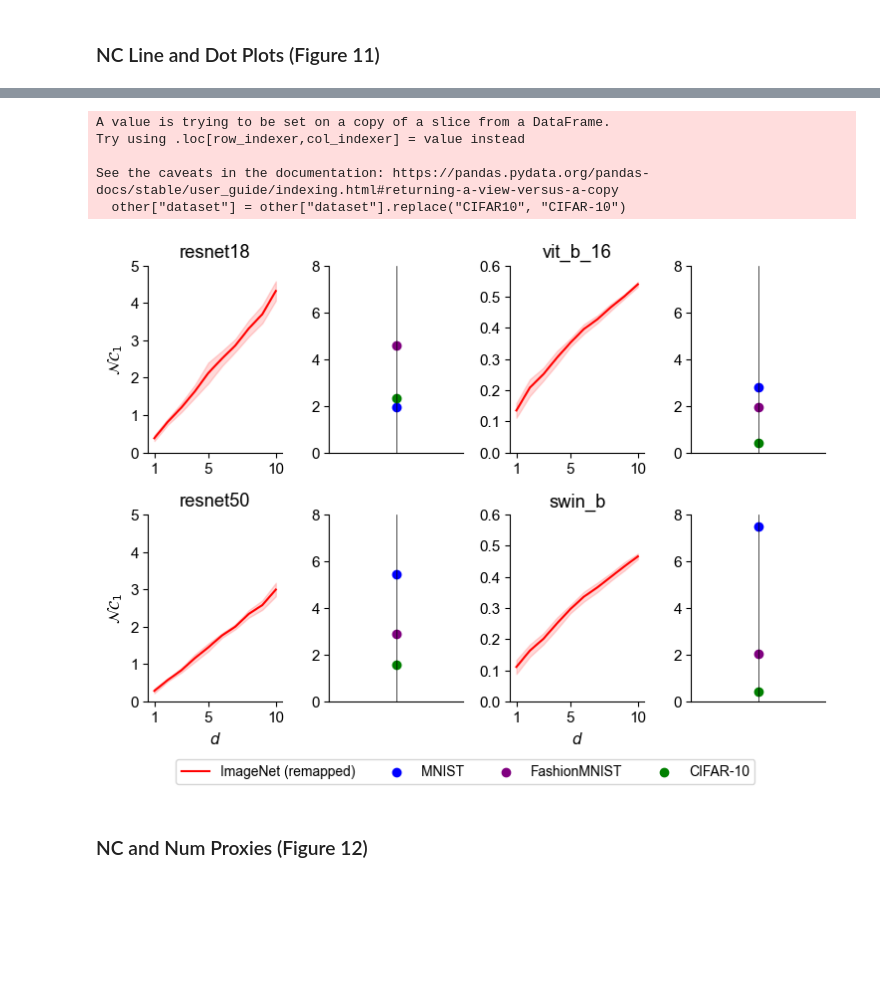
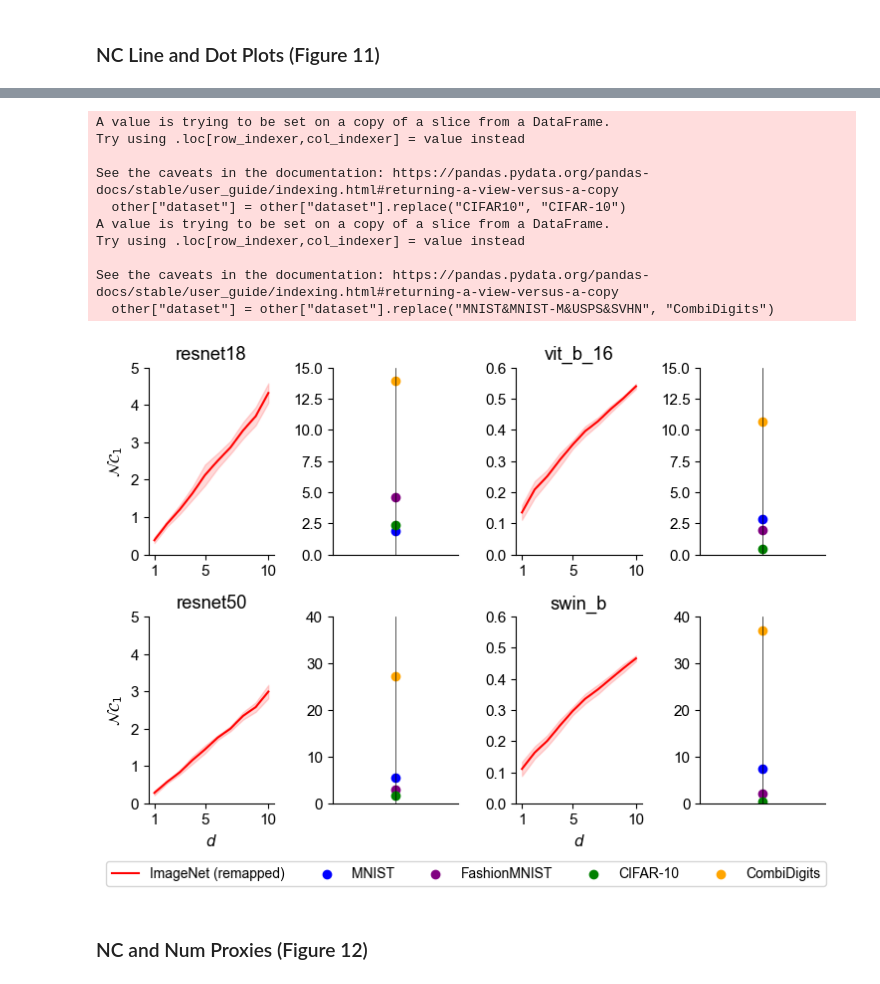
Before and after one commit to DATEXIS/IMPRINT, a Jupyter notebook: analysis/analysis.ipynb, the cells around one changed output, grey strips where cells are left out. Saved outputs shown, nothing was run; the diff lists cells and outputs as text; code cells hidden in the pictures; blank space fills up the shorter version.

```diff
--- a/analysis/analysis.ipynb
+++ b/analysis/analysis.ipynb
@@ -1115,6 +1122,8 @@ df_focus["lower_ci"] = df_focus["mean_task_acc"] - 1.96 * (df_focus["std"] / np.
 df_focus["upper_ci"] = df_focus["mean_task_acc"] + 1.96 * (df_focus["std"] / np.sqrt(df_focus["count"]))
 
 backbones   = df_focus["backbone_name"].unique()
+# Apply a custom sorting (note not all might be present): resnet18, resnet50, vit_b_16, swin_b
+backbones = sorted(backbones, key=lambda x: (x != "resnet18", x != "resnet50", x != "vit_b_16", x != "swin_b"))
 datasets    = df_focus["dataset_name"].unique()
 # Sort like MNIST, FashionMNIST, CIFAR10 (if existing)
 datasets = sorted(datasets, key=lambda x: (x != "MNIST", x != "FashionMNIST", x != "CIFAR10"))
@@ -1135,7 +1144,7 @@ fig_height   = text_width_inches * aspect_ratio
 fig, axes = plt.subplots(
     nrows=nrows,
     ncols=ncols,
-	figsize=(1.4*text_width_inches, 1.4*fig_height),
+	figsize=(1.4*text_width_inches, 2.8*fig_height),
     sharex=True,
     sharey=False
 )
@@ -1189,7 +1198,7 @@ for i, bb in enumerate(backbones):
 
         ax.set_xscale("log")
         ax.grid(True, linestyle="--", linewidth=0.5, alpha=0.7)
-        ax.set_title(rf"{bb}, ${ds}$")
+        ax.set_title(rf"{bb}, {ds}")
         if i == nrows - 1 and j==0:
             ax.set_xlabel(r"few-shot samples $n$")
         if j == 0:
@@ -1203,10 +1212,10 @@ fig.legend(
            bbox_to_anchor=(0.55, 0.05),
            )
 plt.tight_layout(rect=[0, 0.05, 1, 1])
-# plt.savefig(
-#     os.path.join(graphs_save_dict, f"k_vs_n_logscale_Qi.pdf"),
-#     bbox_inches="tight",
-#     dpi=300
-# )
+plt.savefig(
+    os.path.join(graphs_save_dict, f"k_vs_n_logscale_Qi_upto400.pdf"),
+    bbox_inches="tight",
+    dpi=300
+)
 plt.show()
 # %% [output]
@@ -1237,4 +1246,5 @@ nc1_results
 # %%
+%matplotlib inline
 import os
 import numpy as np
 import pandas as pd
@@ -1263,6 +1273,8 @@ count_d = -1
 
 # Rename CIFAR10 to CIFAR-10
 other["dataset"] = other["dataset"].replace("CIFAR10", "CIFAR-10")
+# Rename MNIST&MNIST-M&USPS&SVHN to CombiDigits
+other["dataset"] = other["dataset"].replace("MNIST&MNIST-M&USPS&SVHN", "CombiDigits")
 
 for i in range(2):
     for j in range(4):
@@ -1306,40 +1318,50 @@ for i in range(2):
             ax[i, j].set_xticks([1, 5, 10])
             ax[i, j].set_xticklabels(["1", "5", "10"])
 
         else:  # Other datasets
             count_d += 1
             bb = backbone[count_d]
             df_bb = results_all[results_all["backbone"] == bb]
             other_bb = other[other["backbone"] == bb]
 
             d_max = np.max(df_bb["n_classes_per_label"].dropna())
             ax[i, j].axvline(d_max, color="black", linewidth=0.5)
 
-            colors = ["blue", "purple", "green"]
-            datasets = ["MNIST", "FashionMNIST", "CIFAR-10"]
+            colors = ["blue", "purple", "green", "orange"]
+            datasets = ["MNIST", "FashionMNIST", "CIFAR-10", "CombiDigits"]
             for k, ds in enumerate(datasets):
                 y = other_bb[other_bb["dataset"] == ds]["nc_1"].values
                 if y.size:
                     ax[i, j].scatter(d_max, y[0], color=colors[k], label=ds)
 
             ax[i, j].spines["right"].set_visible(False)
             ax[i, j].spines["top"].set_visible(False)
             ax[i, j].set_xticks([])
-            ax[i, j].set_ylim(0, 8)
+
+            # y-axis scaling
+            if bb in ["resnet18", "vit_b_16"]:
+                ax[i, j].set_ylim(0, 15)
+            elif bb in ["resnet50", "swin_b"]:
+                ax[i, j].set_ylim(0, 40)
 
 h1, l1 = ax[0, 0].get_legend_handles_labels()  # the ImageNet line
-h2, l2 = ax[1, 1].get_legend_handles_labels()  # the MNIST/Fashion/CIFAR dots
-fig.legend(h1 + h2, l1 + l2, loc="lower center", ncol=4, bbox_to_anchor=(0.5, 0), fontsize=10)
+h2, l2 = ax[1, 1].get_legend_handles_labels()  # the MNIST/Fashion/CIFAR/CombiDigits dots
+fig.legend(h1 + h2, l1 + l2, loc="lower center", ncol=5, bbox_to_anchor=(0.5, 0), fontsize=10)
 plt.tight_layout(rect=[0, 0.05, 1, 1])
-plt.savefig(os.path.join(graphs_save_dict, f"nc1.pdf"), bbox_inches="tight", dpi=300)
+plt.savefig(os.path.join(graphs_save_dict, f"nc1_with_combi.pdf"), bbox_inches="tight", dpi=300)
 plt.show()
 # %% [output]
 A value is trying to be set on a copy of a slice from a DataFrame.
 Try using .loc[row_indexer,col_indexer] = value instead
 
 See the caveats in the documentation: https://pandas.pydata.org/pandas-docs/stable/user_guide/indexing.html#returning-a-view-versus-a-copy
   other["dataset"] = other["dataset"].replace("CIFAR10", "CIFAR-10")
+A value is trying to be set on a copy of a slice from a DataFrame.
+Try using .loc[row_indexer,col_indexer] = value instead
+
+See the caveats in the documentation: https://pandas.pydata.org/pandas-docs/stable/user_guide/indexing.html#returning-a-view-versus-a-copy
+  other["dataset"] = other["dataset"].replace("MNIST&MNIST-M&USPS&SVHN", "CombiDigits")
-[figure, old version]
+[figure, new version]
 # %% [markdown]
 ### NC and Num Proxies (Figure 12)
 # %%
```
Also changed, not shown: parts of 16 cells of this notebook.
